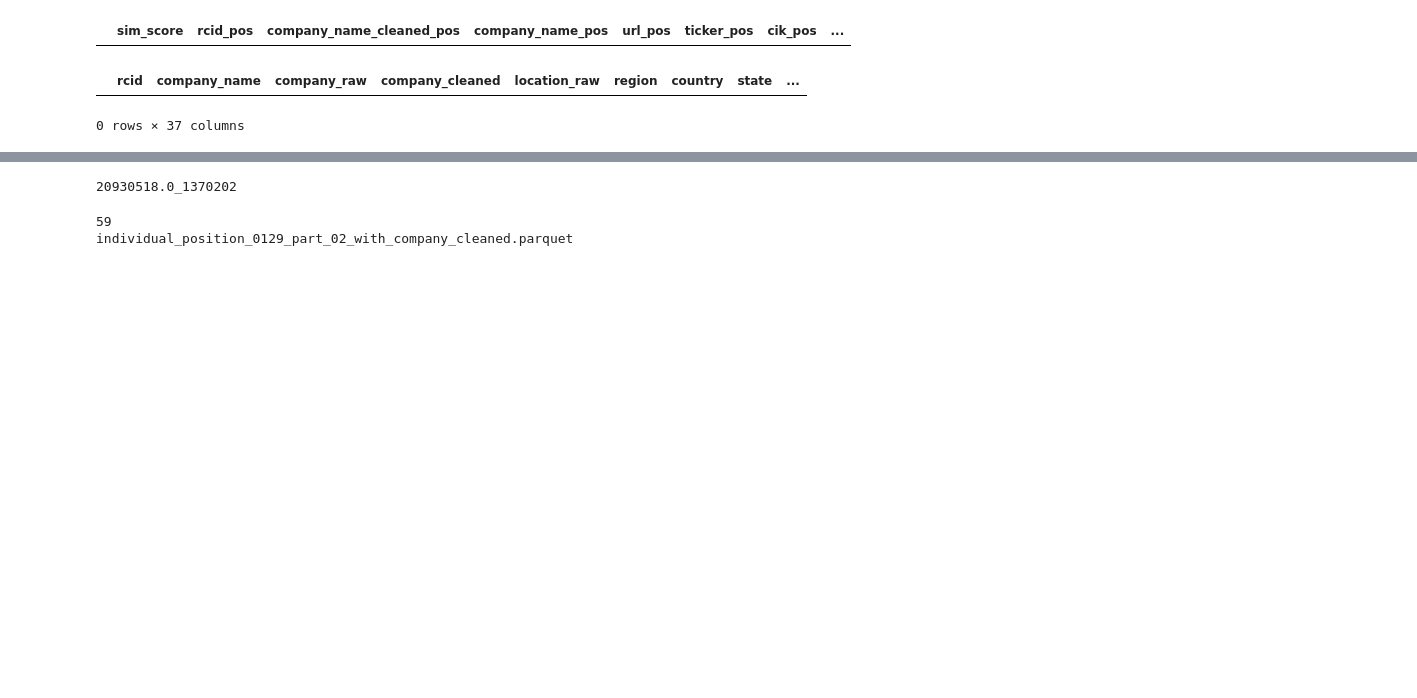
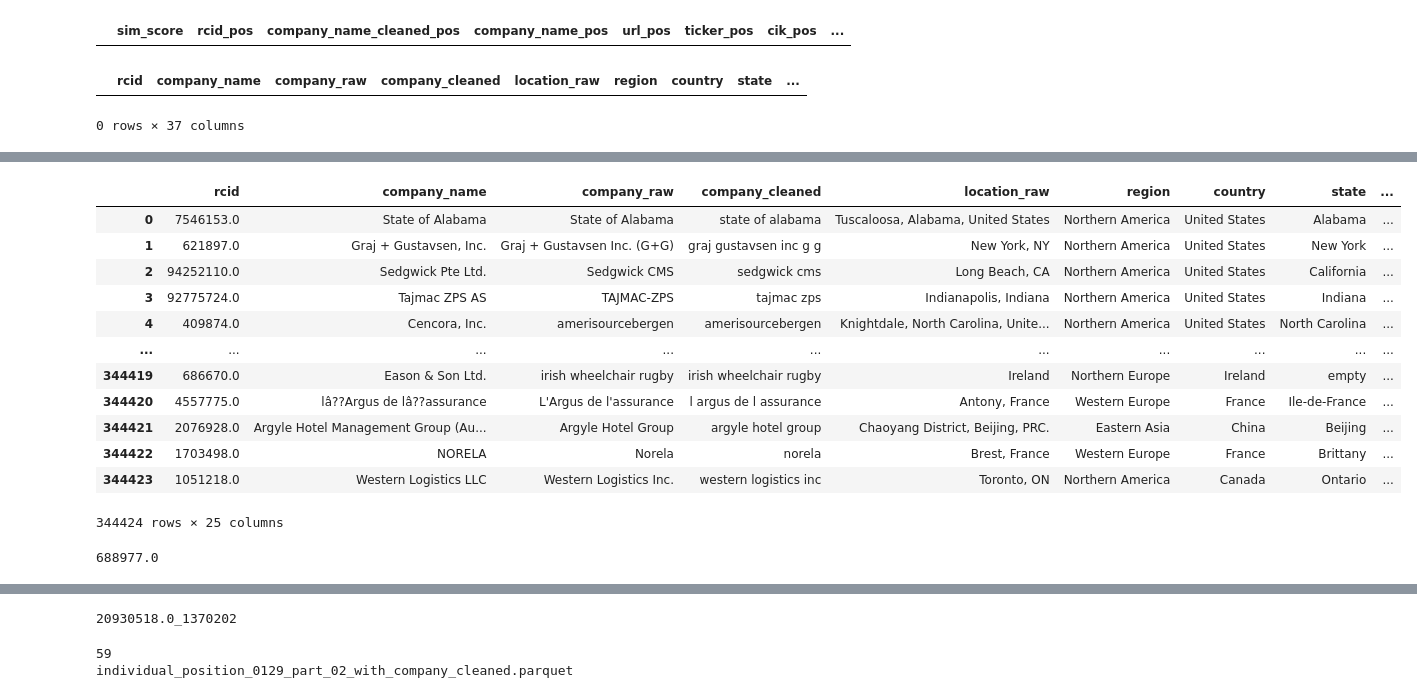
Before and after one commit to alex26626/revelio_matching, a Jupyter notebook: Alex notebooks/exploratory_analysis.ipynb, the cells around one changed output, grey strips where cells are left out. Saved outputs shown, nothing was run; the diff lists cells and outputs as text; code cells hidden in the pictures; blank space fills up the shorter version.

```diff
--- a/Alex notebooks/exploratory_analysis.ipynb
+++ b/Alex notebooks/exploratory_analysis.ipynb
@@ -900 +959,21 @@ Column lengths: {'sim_score': 1, 'rcid_pos': 1, 'company_name_cleaned_pos': 1, '
+# %%
+cleaned_file
+# %% [output]
+|  | rcid | company_name | company_raw | company_cleaned | location_raw | region | country | state | ... |
+| 0 | 7546153.0 | State of Alabama | State of Alabama | state of alabama | Tuscaloosa, Alabama, United States | Northern America | United States | Alabama | ... |
+| 1 | 621897.0 | Graj + Gustavsen, Inc. | Graj + Gustavsen Inc. (G+G) | graj gustavsen inc g g | New York, NY | Northern America | United States | New York | ... |
+| 2 | 94252110.0 | Sedgwick Pte Ltd. | Sedgwick CMS | sedgwick cms | Long Beach, CA | Northern America | United States | California | ... |
+| 3 | 92775724.0 | Tajmac ZPS AS | TAJMAC-ZPS | tajmac zps | Indianapolis, Indiana | Northern America | United States | Indiana | ... |
+| 4 | 409874.0 | Cencora, Inc. | amerisourcebergen | amerisourcebergen | Knightdale, North Carolina, Unite... | Northern America | United States | North Carolina | ... |
+| ... | ... | ... | ... | ... | ... | ... | ... | ... | ... |
+| 344419 | 686670.0 | Eason & Son Ltd. | irish wheelchair rugby | irish wheelchair rugby | Ireland | Northern Europe | Ireland | empty | ... |
+| 344420 | 4557775.0 | lâ??Argus de lâ??assurance | L'Argus de l'assurance | l argus de l assurance | Antony, France | Western Europe | France | Ile-de-France | ... |
+| 344421 | 2076928.0 | Argyle Hotel Management Group (Au... | Argyle Hotel Group | argyle hotel group | Chaoyang District, Beijing, PRC. | Eastern Asia | China | Beijing | ... |
+| 344422 | 1703498.0 | NORELA | Norela | norela | Brest, France | Western Europe | France | Brittany | ... |
+| 344423 | 1051218.0 | Western Logistics LLC | Western Logistics Inc. | western logistics inc | Toronto, ON | Northern America | Canada | Ontario | ... |
+344424 rows × 25 columns
+# %%
+cleaned_file.loc[cleaned_file.index == max_pos_file_index, 'rcid'].iloc[0]
+# %% [output]
+688977.0
 # %%
```
Also changed, not shown: parts of 3 cells of this notebook, 5 other files.
